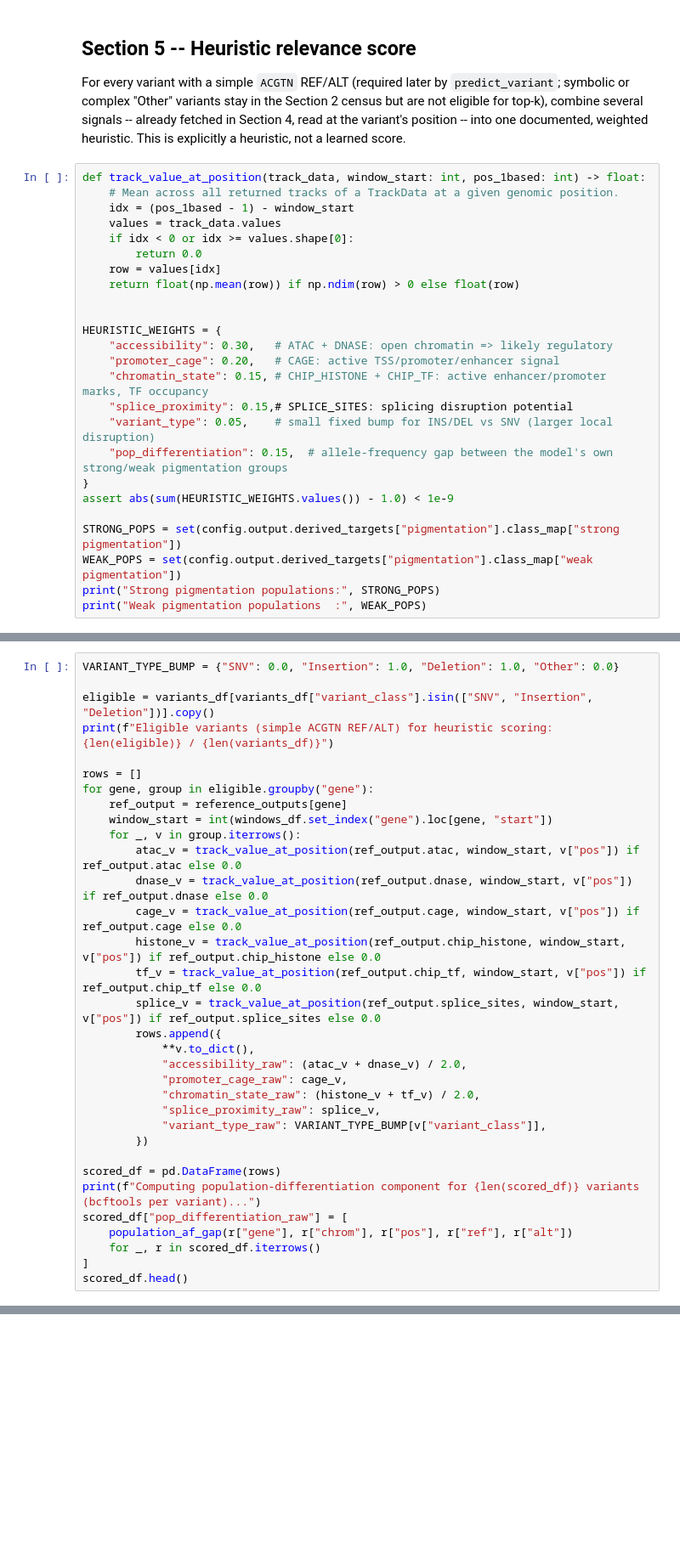
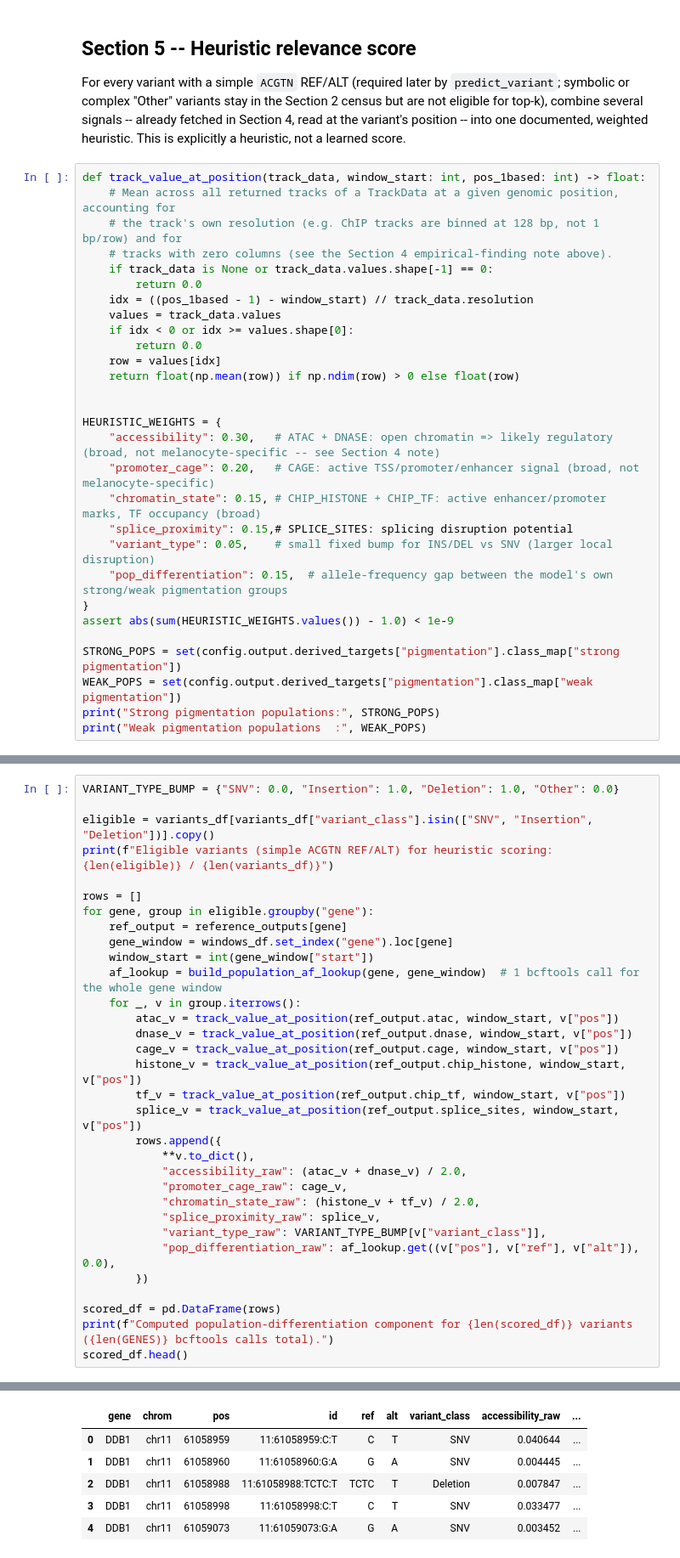
Before and after one commit to albertodesouza/genomics, a Jupyter notebook: notebooks/pigmentation_alphagenome_cnn_variant_scoring.ipynb, the cells around one changed output, grey strips where cells are left out. Shown at 85% size. Drawn from its saved outputs; the diff is of its cells as text; blank space fills up the shorter version.

```diff
--- a/notebooks/pigmentation_alphagenome_cnn_variant_scoring.ipynb
+++ b/notebooks/pigmentation_alphagenome_cnn_variant_scoring.ipynb
@@ -358,8 +491,12 @@ several signals -- already fetched in Section 4, read at the variant's position
 documented, weighted heuristic. This is explicitly a heuristic, not a learned score.
 # %%
 def track_value_at_position(track_data, window_start: int, pos_1based: int) -> float:
-    # Mean across all returned tracks of a TrackData at a given genomic position.
-    idx = (pos_1based - 1) - window_start
+    # Mean across all returned tracks of a TrackData at a given genomic position, accounting for
+    # the track's own resolution (e.g. ChIP tracks are binned at 128 bp, not 1 bp/row) and for
+    # tracks with zero columns (see the Section 4 empirical-finding note above).
+    if track_data is None or track_data.values.shape[-1] == 0:
+        return 0.0
+    idx = ((pos_1based - 1) - window_start) // track_data.resolution
     values = track_data.values
     if idx < 0 or idx >= values.shape[0]:
         return 0.0
@@ -368,9 +505,9 @@ def track_value_at_position(track_data, window_start: int, pos_1based: int) -> f
 
 
 HEURISTIC_WEIGHTS = {
-    "accessibility": 0.30,   # ATAC + DNASE: open chromatin => likely regulatory
-    "promoter_cage": 0.20,   # CAGE: active TSS/promoter/enhancer signal
-    "chromatin_state": 0.15, # CHIP_HISTONE + CHIP_TF: active enhancer/promoter marks, TF occupancy
+    "accessibility": 0.30,   # ATAC + DNASE: open chromatin => likely regulatory (broad, not melanocyte-specific -- see Section 4 note)
+    "promoter_cage": 0.20,   # CAGE: active TSS/promoter/enhancer signal (broad, not melanocyte-specific)
+    "chromatin_state": 0.15, # CHIP_HISTONE + CHIP_TF: active enhancer/promoter marks, TF occupancy (broad)
     "splice_proximity": 0.15,# SPLICE_SITES: splicing disruption potential
     "variant_type": 0.05,    # small fixed bump for INS/DEL vs SNV (larger local disruption)
     "pop_differentiation": 0.15,  # allele-frequency gap between the model's own strong/weak pigmentation groups
@@ -435,14 +583,16 @@ print(f"Eligible variants (simple ACGTN REF/ALT) for heuristic scoring: {len(eli
 rows = []
 for gene, group in eligible.groupby("gene"):
     ref_output = reference_outputs[gene]
-    window_start = int(windows_df.set_index("gene").loc[gene, "start"])
+    gene_window = windows_df.set_index("gene").loc[gene]
+    window_start = int(gene_window["start"])
+    af_lookup = build_population_af_lookup(gene, gene_window)  # 1 bcftools call for the whole gene window
     for _, v in group.iterrows():
-        atac_v = track_value_at_position(ref_output.atac, window_start, v["pos"]) if ref_output.atac else 0.0
-        dnase_v = track_value_at_position(ref_output.dnase, window_start, v["pos"]) if ref_output.dnase else 0.0
-        cage_v = track_value_at_position(ref_output.cage, window_start, v["pos"]) if ref_output.cage else 0.0
-        histone_v = track_value_at_position(ref_output.chip_histone, window_start, v["pos"]) if ref_output.chip_histone else 0.0
-        tf_v = track_value_at_position(ref_output.chip_tf, window_start, v["pos"]) if ref_output.chip_tf else 0.0
-        splice_v = track_value_at_position(ref_output.splice_sites, window_start, v["pos"]) if ref_output.splice_sites else 0.0
+        atac_v = track_value_at_position(ref_output.atac, window_start, v["pos"])
+        dnase_v = track_value_at_position(ref_output.dnase, window_start, v["pos"])
+        cage_v = track_value_at_position(ref_output.cage, window_start, v["pos"])
+        histone_v = track_value_at_position(ref_output.chip_histone, window_start, v["pos"])
+        tf_v = track_value_at_position(ref_output.chip_tf, window_start, v["pos"])
+        splice_v = track_value_at_position(ref_output.splice_sites, window_start, v["pos"])
         rows.append({
             **v.to_dict(),
             "accessibility_raw": (atac_v + dnase_v) / 2.0,
@@ -450,12 +600,10 @@ for gene, group in eligible.groupby("gene"):
             "chromatin_state_raw": (histone_v + tf_v) / 2.0,
             "splice_proximity_raw": splice_v,
             "variant_type_raw": VARIANT_TYPE_BUMP[v["variant_class"]],
+            "pop_differentiation_raw": af_lookup.get((v["pos"], v["ref"], v["alt"]), 0.0),
         })
 
 scored_df = pd.DataFrame(rows)
-print(f"Computing population-differentiation component for {len(scored_df)} variants (bcftools per variant)...")
-scored_df["pop_differentiation_raw"] = [
-    population_af_gap(r["gene"], r["chrom"], r["pos"], r["ref"], r["alt"])
-    for _, r in scored_df.iterrows()
-]
+print(f"Computed population-differentiation component for {len(scored_df)} variants ({len(GENES)} bcftools calls total).")
 scored_df.head()
+# %% [output]
@@ -462,3 +612,9 @@ scored_df.head()
+|  | gene | chrom | pos | id | ref | alt | variant_class | accessibility_raw | ... |
+| 0 | DDB1 | chr11 | 61058959 | 11:61058959:C:T | C | T | SNV | 0.040644 | ... |
+| 1 | DDB1 | chr11 | 61058960 | 11:61058960:G:A | G | A | SNV | 0.004445 | ... |
+| 2 | DDB1 | chr11 | 61058988 | 11:61058988:TCTC:T | TCTC | T | Deletion | 0.007847 | ... |
+| 3 | DDB1 | chr11 | 61058998 | 11:61058998:C:T | C | T | SNV | 0.033477 | ... |
+| 4 | DDB1 | chr11 | 61059073 | 11:61059073:G:A | G | A | SNV | 0.003452 | ... |
 # %%
 RAW_COLS = {
     "accessibility": "accessibility_raw",
```
Also changed, not shown: parts of 21 cells of this notebook, 2 other files.
